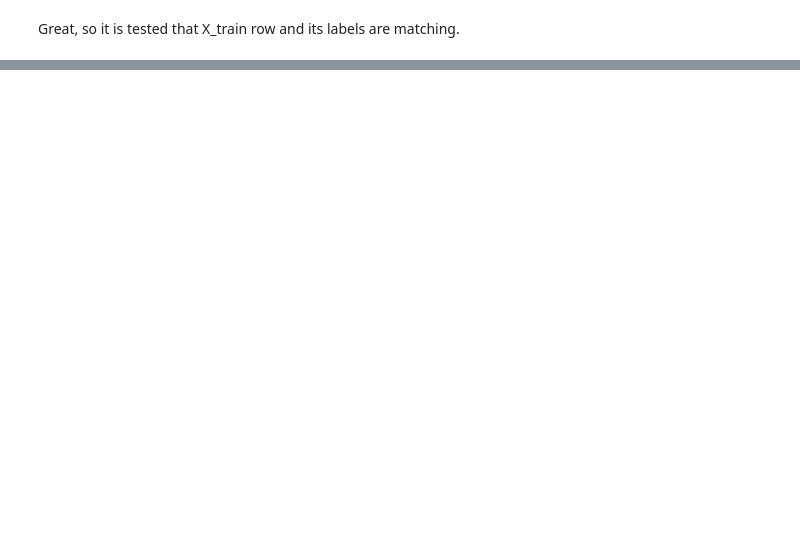
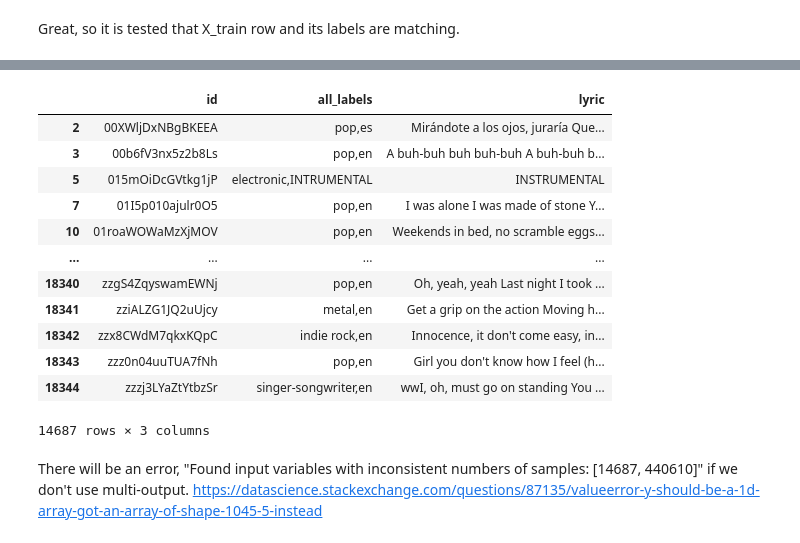
Before and after one commit to KenObata/Music4All_personal_project, a Jupyter notebook: music4all_tf_idf_by_genre_and_lang_v0_1.ipynb, the cells around one changed output, grey strips where cells are left out. Drawn from its saved outputs; the diff is of its cells as text; code cells hidden in the pictures; blank space fills up the shorter version.

```diff
--- a/music4all_tf_idf_by_genre_and_lang_v0_1.ipynb
+++ b/music4all_tf_idf_by_genre_and_lang_v0_1.ipynb
@@ -767,0 +652,3 @@ Great, so it is tested that X_train row and its labels are matching.
+# %%
+df_X_train = pd.DataFrame(data=X_train, columns=["index"])
+df_X_train
@@ -767,0 +669,17 @@ Great, so it is tested that X_train row and its labels are matching.
+# %%
+df_X_train = df_genre_by_lang.iloc[df_X_train['index']]
+df_X_train
+# %% [output]
+|  | id | all_labels | lyric |
+| 2 | 00XWljDxNBgBKEEA | pop,es | Mirándote a los ojos, juraría Que... |
+| 3 | 00b6fV3nx5z2b8Ls | pop,en | A buh-buh buh buh-buh A buh-buh b... |
+| 5 | 015mOiDcGVtkg1jP | electronic,INTRUMENTAL | INSTRUMENTAL |
+| 7 | 01I5p010ajulr0O5 | pop,en | I was alone I was made of stone Y... |
+| 10 | 01roaWOWaMzXjMOV | pop,en | Weekends in bed, no scramble eggs... |
+| ... | ... | ... | ... |
+| 18340 | zzgS4ZqyswamEWNj | pop,en | Oh, yeah, yeah Last night I took ... |
+| 18341 | zziALZG1JQ2uUjcy | metal,en | Get a grip on the action Moving h... |
+| 18342 | zzx8CWdM7qkxKQpC | indie rock,en | Innocence, it don't come easy, in... |
+| 18343 | zzz0n04uuTUA7fNh | pop,en | Girl you don't know how I feel (h... |
+| 18344 | zzzj3LYaZtYtbzSr | singer-songwriter,en | wwI, oh, must go on standing You ... |
+14687 rows × 3 columns
@@ -767,0 +708,3 @@ Great, so it is tested that X_train row and its labels are matching.
+# %% [markdown]
+There will be an error, "Found input variables with inconsistent numbers of samples: [14687, 440610]" if we don't use multi-output.
+https://datascience.stackexchange.com/questions/87135/valueerror-y-should-be-a-1d-array-got-an-array-of-shape-1045-5-instead
```
Also changed, not shown: parts of 50 cells of this notebook.
